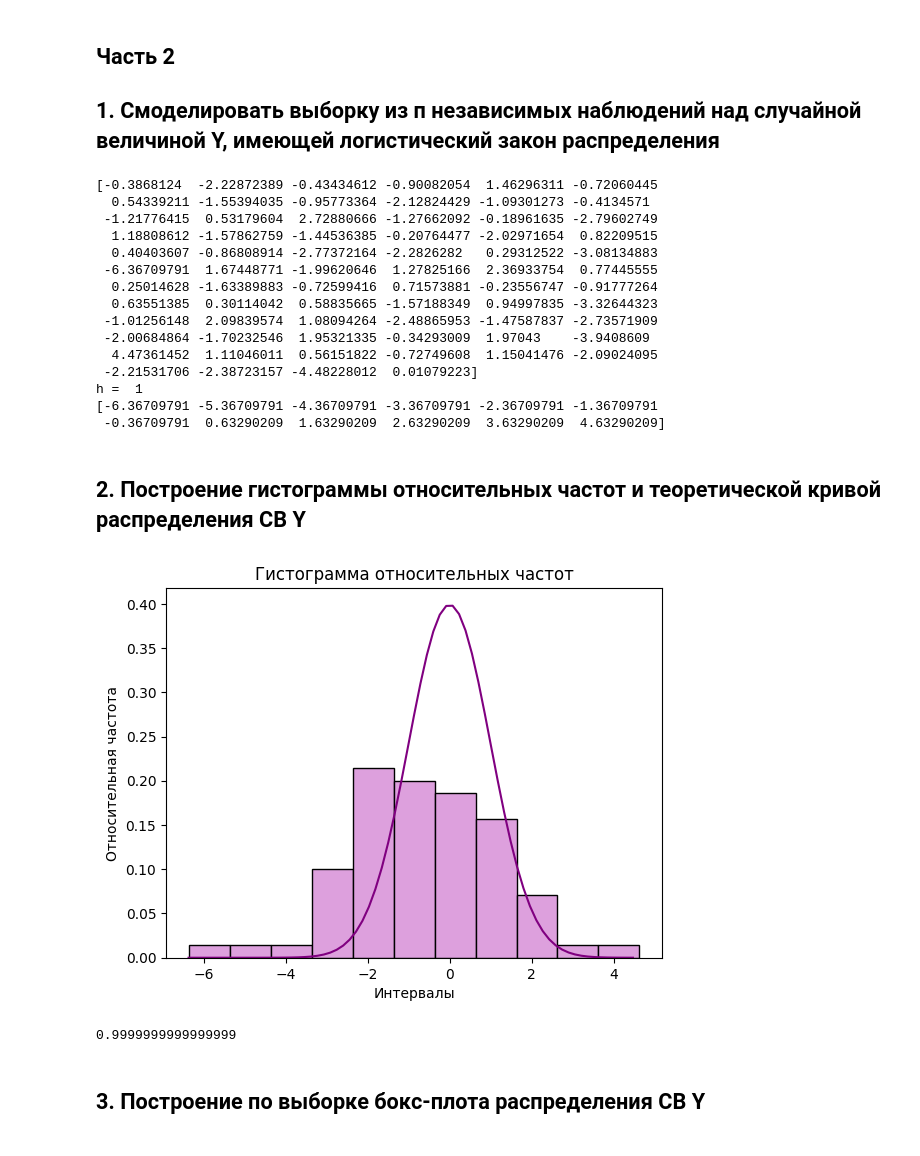
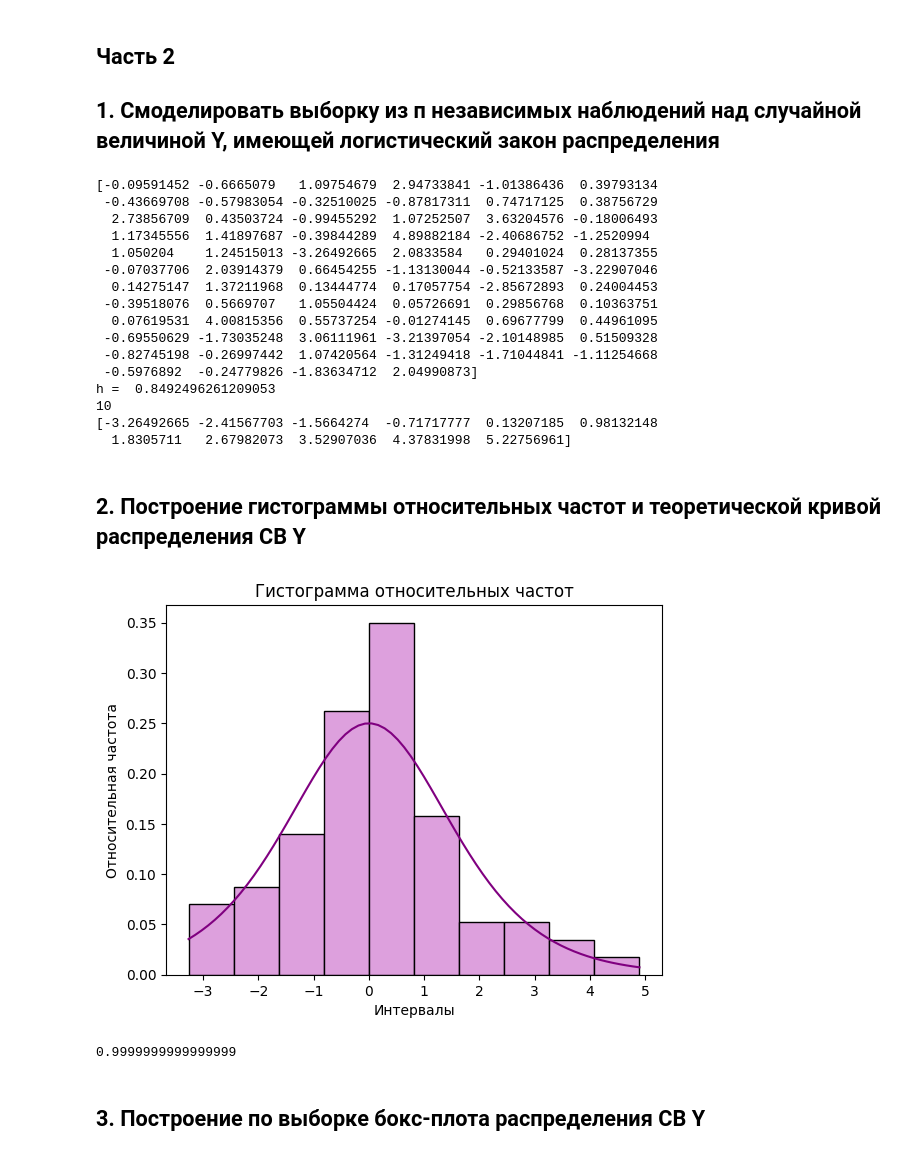
Before and after one commit to NozdryakovaMarina/sda, a Jupyter notebook: stat/stat_lab.ipynb, the cells around one changed output. Drawn from its saved outputs; the diff is of its cells as text; code cells hidden in the pictures.

```diff
--- a/stat/stat_lab.ipynb
+++ b/stat/stat_lab.ipynb
@@ -264,47 +266,50 @@ b = 1
 s1 = np.random.logistic(a, b, n)
 print(s1)
 
-h1 = math.ceil((b * 3.5) / (np.cbrt(n)))
+h1 = (b * 3.5) / (np.cbrt(n))
 print(f"h = ", h1)
 
 min_data1 = np.min(s1)
 max_data1 = np.max(s1)
 bins1 = np.arange(min_data1, max_data1 + h1, h1)
+k_bins1 = round(abs(min_data1-max_data1)/h1)
+print(k_bins1)
 print(bins1)
 # %% [output]
-[-0.3868124  -2.22872389 -0.43434612 -0.90082054  1.46296311 -0.72060445
-  0.54339211 -1.55394035 -0.95773364 -2.12824429 -1.09301273 -0.4134571
- -1.21776415  0.53179604  2.72880666 -1.27662092 -0.18961635 -2.79602749
-  1.18808612 -1.57862759 -1.44536385 -0.20764477 -2.02971654  0.82209515
-  0.40403607 -0.86808914 -2.77372164 -2.2826282   0.29312522 -3.08134883
- -6.36709791  1.67448771 -1.99620646  1.27825166  2.36933754  0.77445555
-  0.25014628 -1.63389883 -0.72599416  0.71573881 -0.23556747 -0.91777264
-  0.63551385  0.30114042  0.58835665 -1.57188349  0.94997835 -3.32644323
- -1.01256148  2.09839574  1.08094264 -2.48865953 -1.47587837 -2.73571909
- -2.00684864 -1.70232546  1.95321335 -0.34293009  1.97043    -3.9408609
-  4.47361452  1.11046011  0.56151822 -0.72749608  1.15041476 -2.09024095
- -2.21531706 -2.38723157 -4.48228012  0.01079223]
-h =  1
-[-6.36709791 -5.36709791 -4.36709791 -3.36709791 -2.36709791 -1.36709791
- -0.36709791  0.63290209  1.63290209  2.63290209  3.63290209  4.63290209]
+[-0.09591452 -0.6665079   1.09754679  2.94733841 -1.01386436  0.39793134
+ -0.43669708 -0.57983054 -0.32510025 -0.87817311  0.74717125  0.38756729
+  2.73856709  0.43503724 -0.99455292  1.07252507  3.63204576 -0.18006493
+  1.17345556  1.41897687 -0.39844289  4.89882184 -2.40686752 -1.2520994
+  1.050204    1.24515013 -3.26492665  2.0833584   0.29401024  0.28137355
+ -0.07037706  2.03914379  0.66454255 -1.13130044 -0.52133587 -3.22907046
+  0.14275147  1.37211968  0.13444774  0.17057754 -2.85672893  0.24004453
+ -0.39518076  0.5669707   1.05504424  0.05726691  0.29856768  0.10363751
+  0.07619531  4.00815356  0.55737254 -0.01274145  0.69677799  0.44961095
+ -0.69550629 -1.73035248  3.06111961 -3.21397054 -2.10148985  0.51509328
+ -0.82745198 -0.26997442  1.07420564 -1.31249418 -1.71044841 -1.11254668
+ -0.5976892  -0.24779826 -1.83634712  2.04990873]
+h =  0.8492496261209053
+10
+[-3.26492665 -2.41567703 -1.5664274  -0.71717777  0.13207185  0.98132148
+  1.8305711   2.67982073  3.52907036  4.37831998  5.22756961]
 # %% [markdown]
 ## 2. Построение гистограммы относительных частот и теоретической кривой распределения СВ Y
 # %%
-counts1, bin_ed = np.histogram(s1, bins1)
+counts1, bin_e = np.histogram(s1, k_bins1)
 y = np.linspace(min_data1, max_data1, n)
-plt.hist(s1, bins=bins1, edgecolor="black", color="plum", density=True)
-pdf = norm.pdf(y, a, b)
+plt.hist(s1, bins=k_bins1, edgecolor="black", color="plum", density=True)
+pdf = logistic.pdf(y, a, b)
 plt.plot(y, pdf, color="purple")
 plt.xlabel('Интервалы')
 plt.ylabel('Относительная частота')
 plt.title('Гистограмма относительных частот')
 plt.show()
 
 rf = counts1 / n
 trf = np.sum(rf)
 print(trf)
 # %% [output]
-[figure, old version]
+[figure, new version]
 0.9999999999999999
 # %% [markdown]
 ## 3. Построение по выборке бокс-плота распределения СВ Y
```
Also changed, not shown: parts of 15 cells of this notebook, 2 other files.
